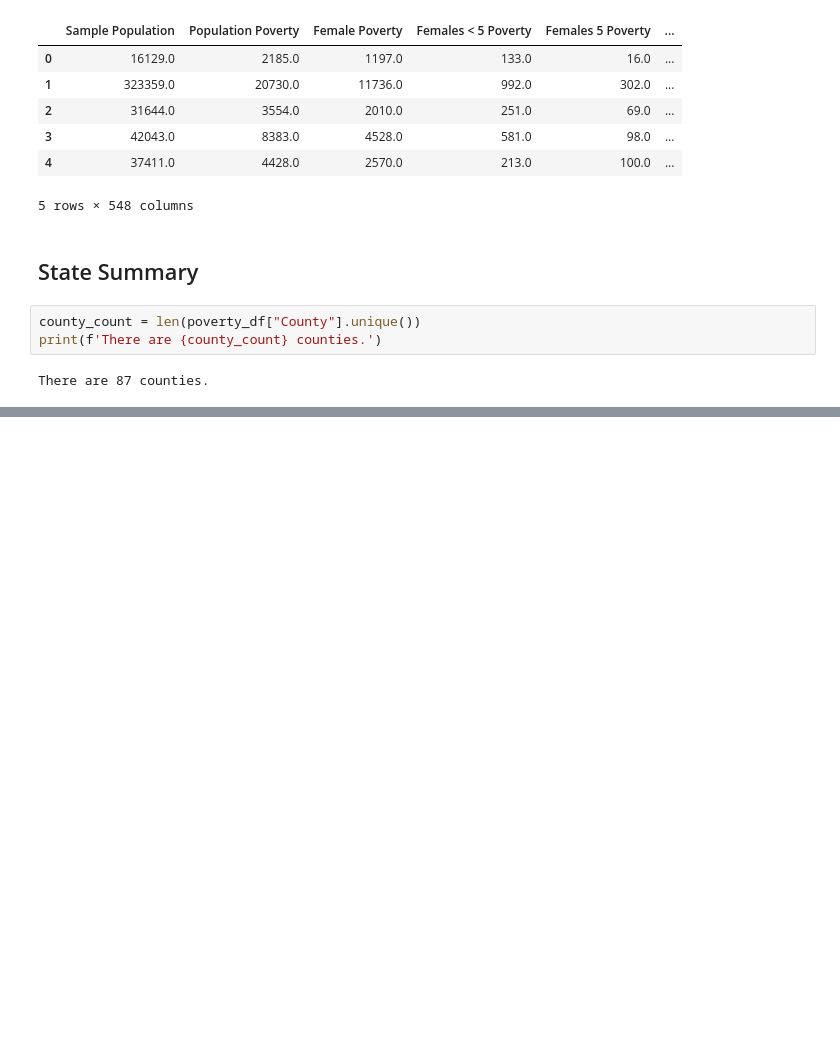
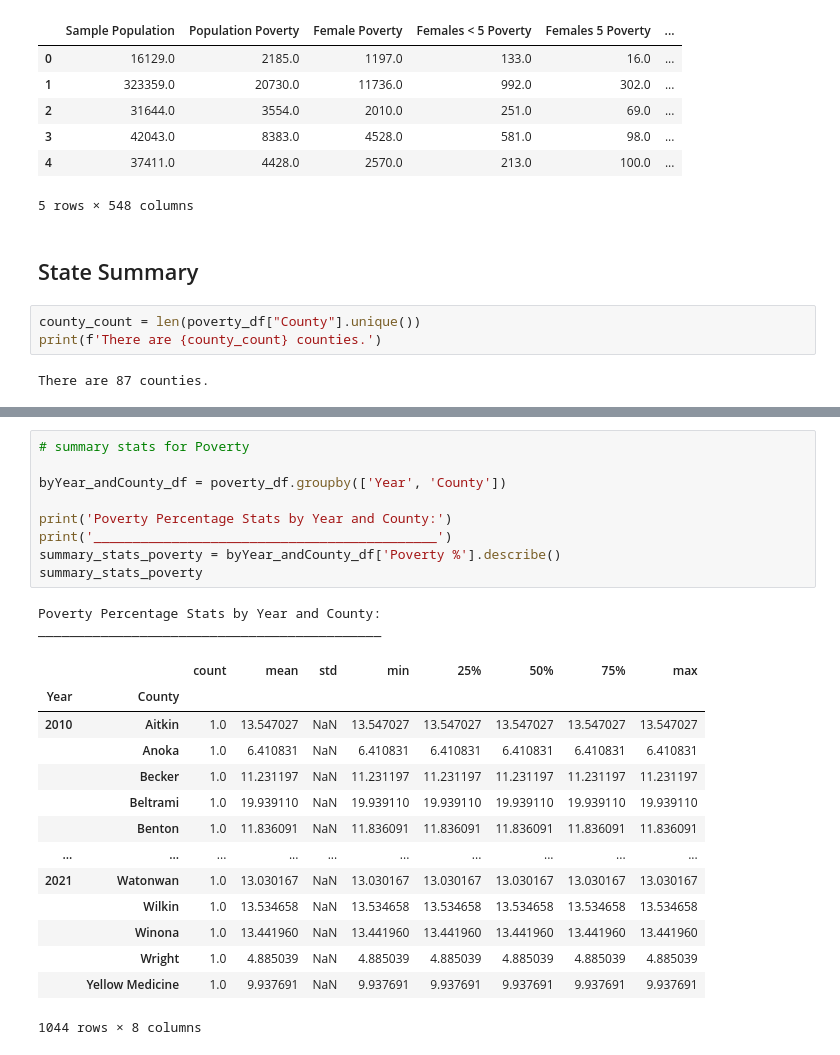
Before and after one commit to sesomluap/personal-fitness-analyst, a Jupyter notebook: Analysis.ipynb, the cells around one changed output, grey strips where cells are left out. Saved outputs shown, nothing was run; the diff lists cells and outputs as text; blank space fills up the shorter version.

```diff
--- a/Analysis.ipynb
+++ b/Analysis.ipynb
@@ -71,0 +99,26 @@ state_totals
+# %%
+# summary stats for Poverty
+
+byYear_andCounty_df = poverty_df.groupby(['Year', 'County'])
+
+print('Poverty Percentage Stats by Year and County:')
+print('____________________________________________')
+summary_stats_poverty = byYear_andCounty_df['Poverty %'].describe()
+summary_stats_poverty
+# %% [output]
+Poverty Percentage Stats by Year and County:
+____________________________________________
+|  |  | count | mean | std | min | 25% | 50% | 75% | max |
+| Year | County |  |  |  |  |  |  |  |  |
+| 2010 | Aitkin | 1.0 | 13.547027 | NaN | 13.547027 | 13.547027 | 13.547027 | 13.547027 | 13.547027 |
+|  | Anoka | 1.0 | 6.410831 | NaN | 6.410831 | 6.410831 | 6.410831 | 6.410831 | 6.410831 |
+|  | Becker | 1.0 | 11.231197 | NaN | 11.231197 | 11.231197 | 11.231197 | 11.231197 | 11.231197 |
+|  | Beltrami | 1.0 | 19.939110 | NaN | 19.939110 | 19.939110 | 19.939110 | 19.939110 | 19.939110 |
+|  | Benton | 1.0 | 11.836091 | NaN | 11.836091 | 11.836091 | 11.836091 | 11.836091 | 11.836091 |
+| ... | ... | ... | ... | ... | ... | ... | ... | ... | ... |
+| 2021 | Watonwan | 1.0 | 13.030167 | NaN | 13.030167 | 13.030167 | 13.030167 | 13.030167 | 13.030167 |
+|  | Wilkin | 1.0 | 13.534658 | NaN | 13.534658 | 13.534658 | 13.534658 | 13.534658 | 13.534658 |
+|  | Winona | 1.0 | 13.441960 | NaN | 13.441960 | 13.441960 | 13.441960 | 13.441960 | 13.441960 |
+|  | Wright | 1.0 | 4.885039 | NaN | 4.885039 | 4.885039 | 4.885039 | 4.885039 | 4.885039 |
+|  | Yellow Medicine | 1.0 | 9.937691 | NaN | 9.937691 | 9.937691 | 9.937691 | 9.937691 | 9.937691 |
+1044 rows × 8 columns
```
Also changed, not shown: parts of 6 cells of this notebook.
